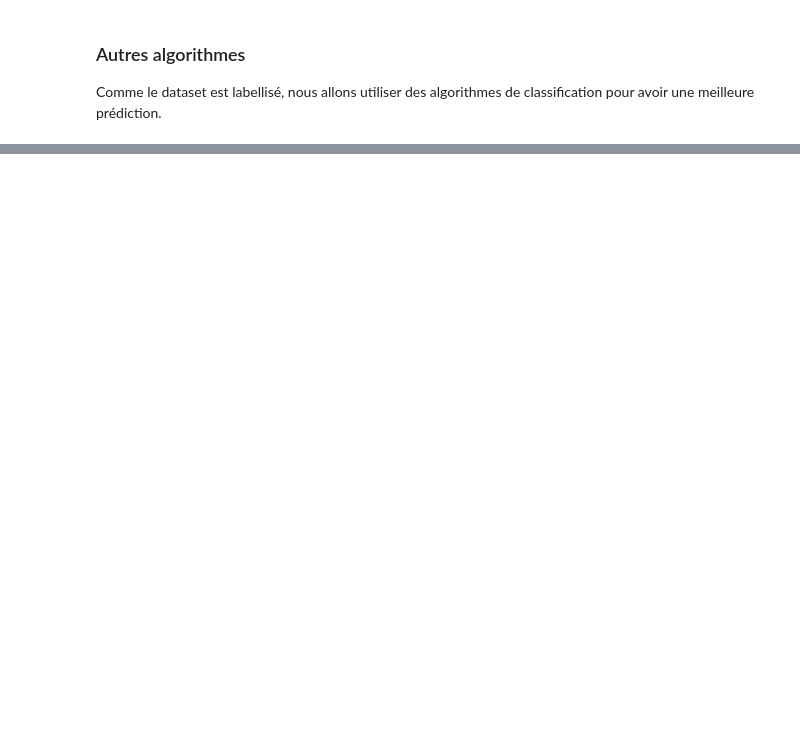
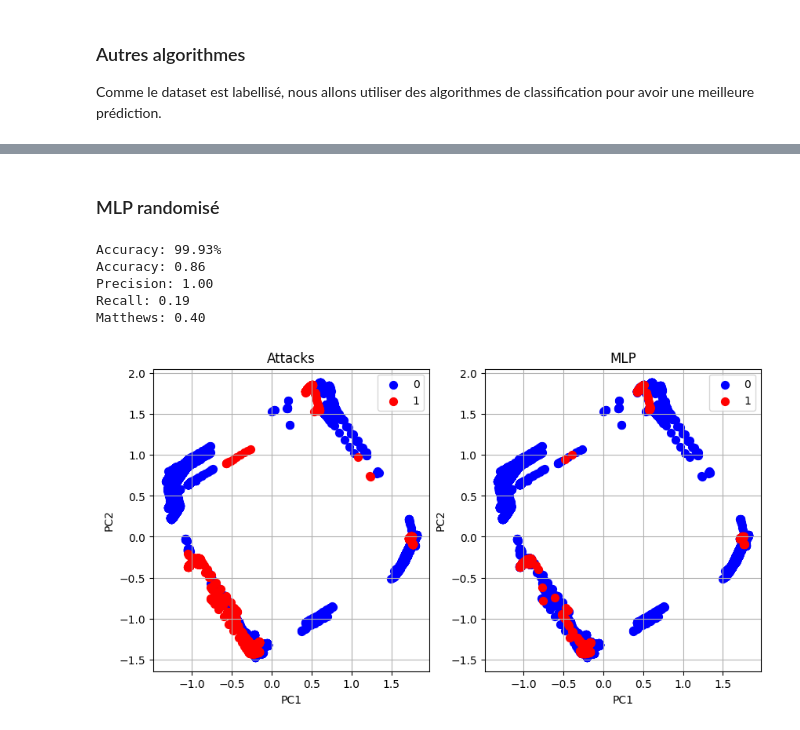
Before and after one commit to JunyiLi0/cyberml-project, a Jupyter notebook: projet.ipynb, the cells around one changed output, grey strips where cells are left out. Saved outputs shown, nothing was run; the diff lists cells and outputs as text; code cells hidden in the pictures; blank space fills up the shorter version.

```diff
--- a/projet.ipynb
+++ b/projet.ipynb
@@ -726,0 +745,35 @@ visualize_dfs([boost_test, boost_test], ['Label', 'xgb_predictions'], titles=['A
+# %% [markdown]
+### MLP randomisé
+# %%
+from sklearn.neural_network import MLPClassifier
+from sklearn.model_selection import train_test_split
+from sklearn.metrics import accuracy_score
+
+# Extract features and labels
+X = extract_features(df)
+y = extract_labels(df)
+
+X_train, X_test, y_train, y_test = train_test_split(X, y, test_size=0.2, random_state=42)
+
+model = MLPClassifier(random_state=42)
+model.fit(X_train, y_train)
+
+y_pred = model.predict(X_test)
+
+accuracy = accuracy_score(y_test, y_pred)
+print("Accuracy: %.2f%%" % (accuracy * 100.0))
+df_mlp = df.copy()
+
+df_mlp['mlp_predictions'] = 0
+df_mlp.loc[X_test.index, 'mlp_predictions'] = y_pred
+
+evaluate(df_mlp, 'mlp_predictions')
+
+visualize_dfs([df_mlp, df_mlp], ['Label', 'mlp_predictions'], titles=['Attacks', 'MLP'])
+# %% [output]
+Accuracy: 99.93%
+Accuracy: 0.86
+Precision: 1.00
+Recall: 0.19
+Matthews: 0.40
+[figure, added]
```
Also changed, not shown: parts of 26 cells of this notebook.
